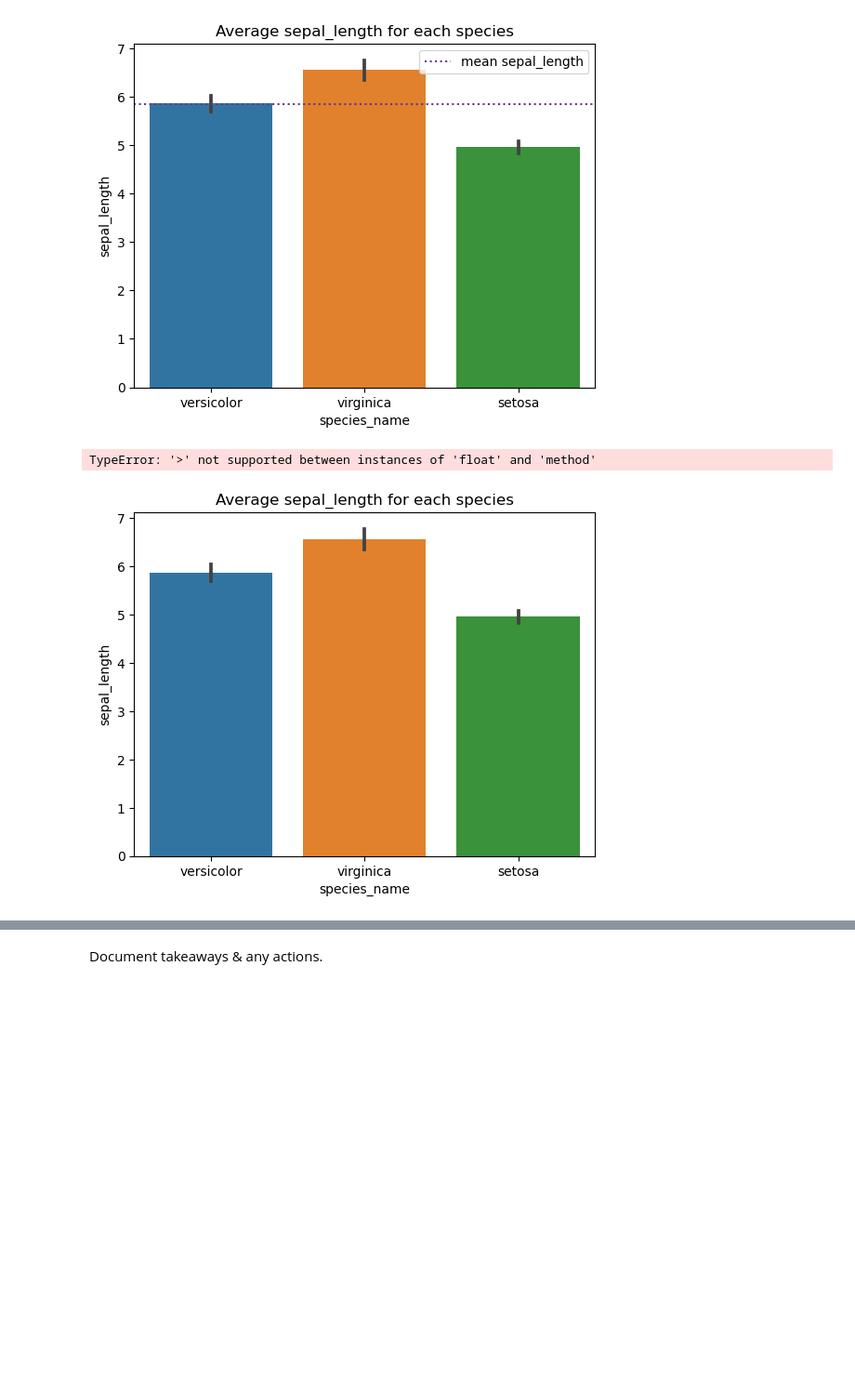
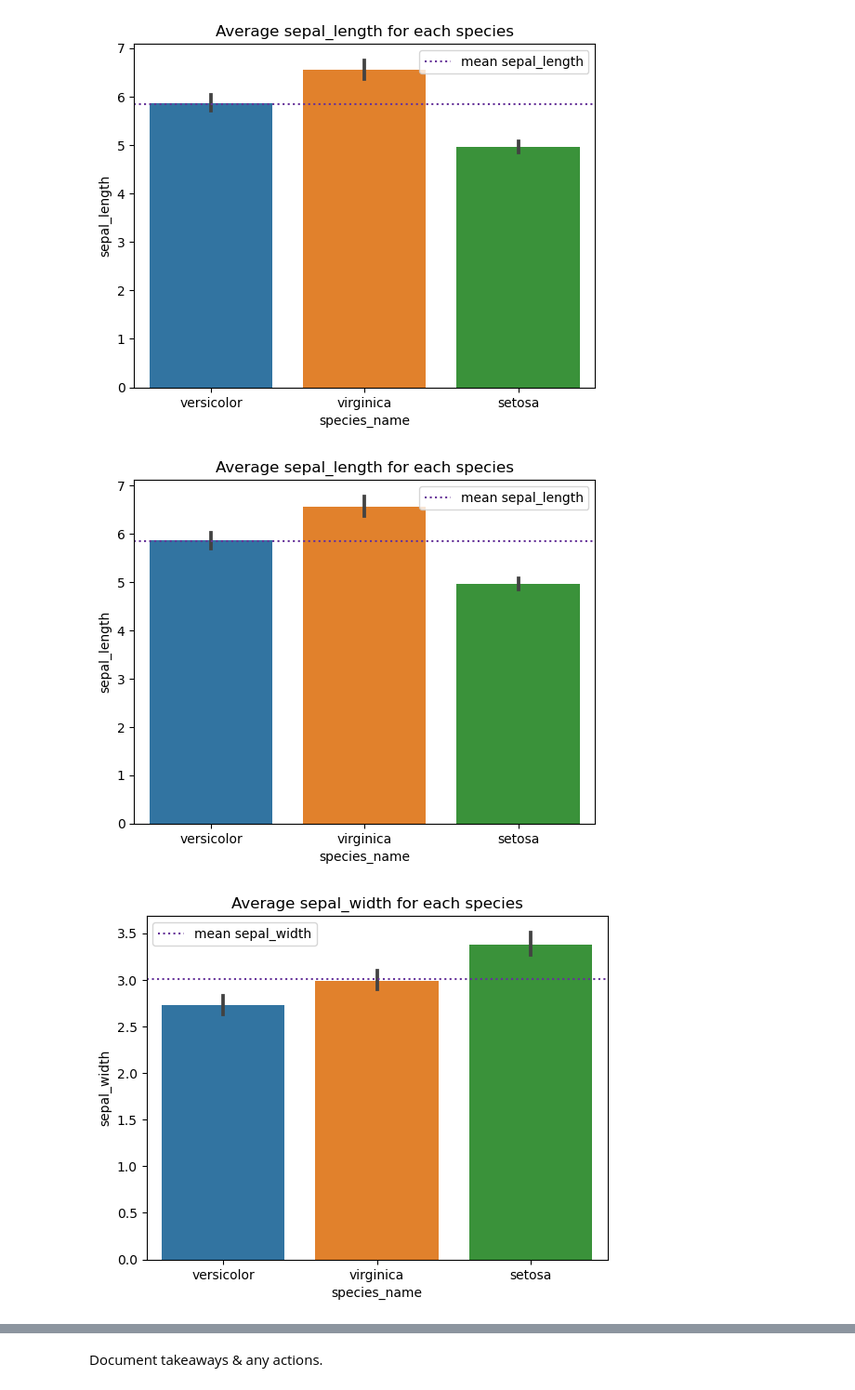
Before and after one commit to Bartholomew-Taylor/classification-exercises, a Jupyter notebook: Exploration_exercises.ipynb, the cells around one changed output, grey strips where cells are left out. Shown at 93% size. Cells and saved outputs as stored; diff of their text form; code cells hidden in the pictures; blank space fills up the shorter version.

```diff
--- a/Exploration_exercises.ipynb
+++ b/Exploration_exercises.ipynb
@@ -110,12 +110,12 @@ plt.show()
 # %%
 
 for col in num_cols:
     sns.barplot(x = 'species_name', y = col, data =train)
     plt.title(f'Average {col} for each species')
-    overall_mean = train[col].mean
+    overall_mean = train[col].mean()
     plt.axhline(overall_mean, label = f'mean {col}',color = 'rebeccapurple' , linestyle = 'dotted')
     plt.legend()
     plt.show()
 # %% [output]
-TypeError: '>' not supported between instances of 'float' and 'method'
-[figure, old version]
+[figure, new version]
+[figure, added]
```
Also changed, not shown: parts of 23 cells of this notebook, 5 other files.
